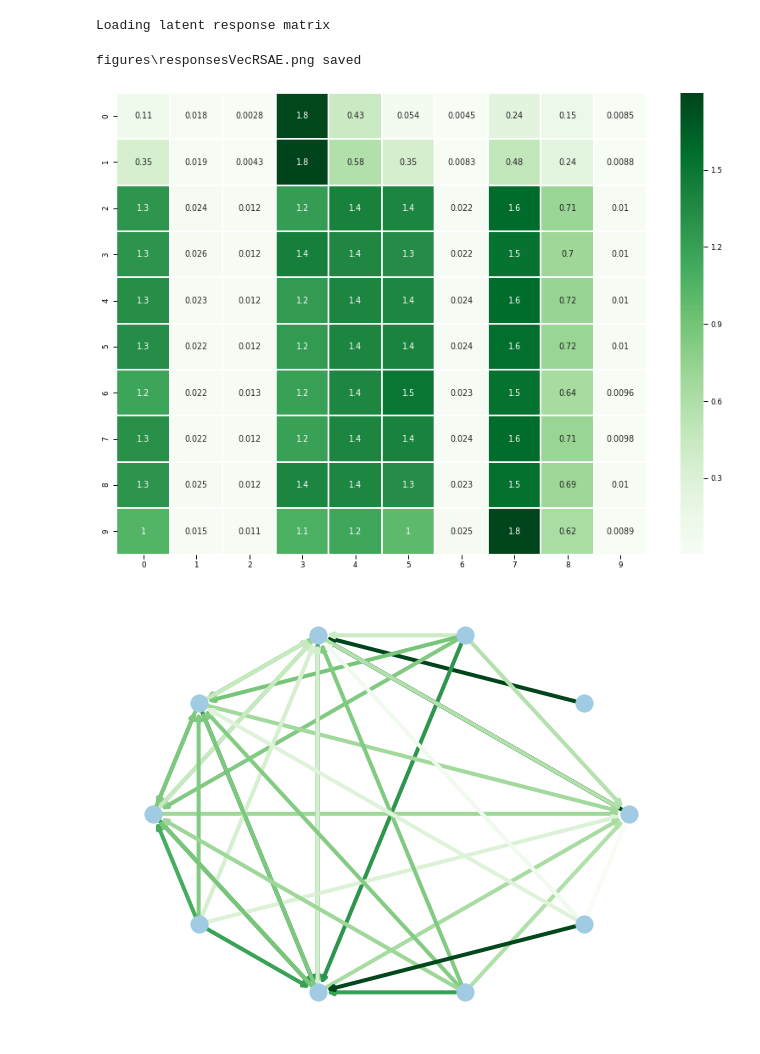
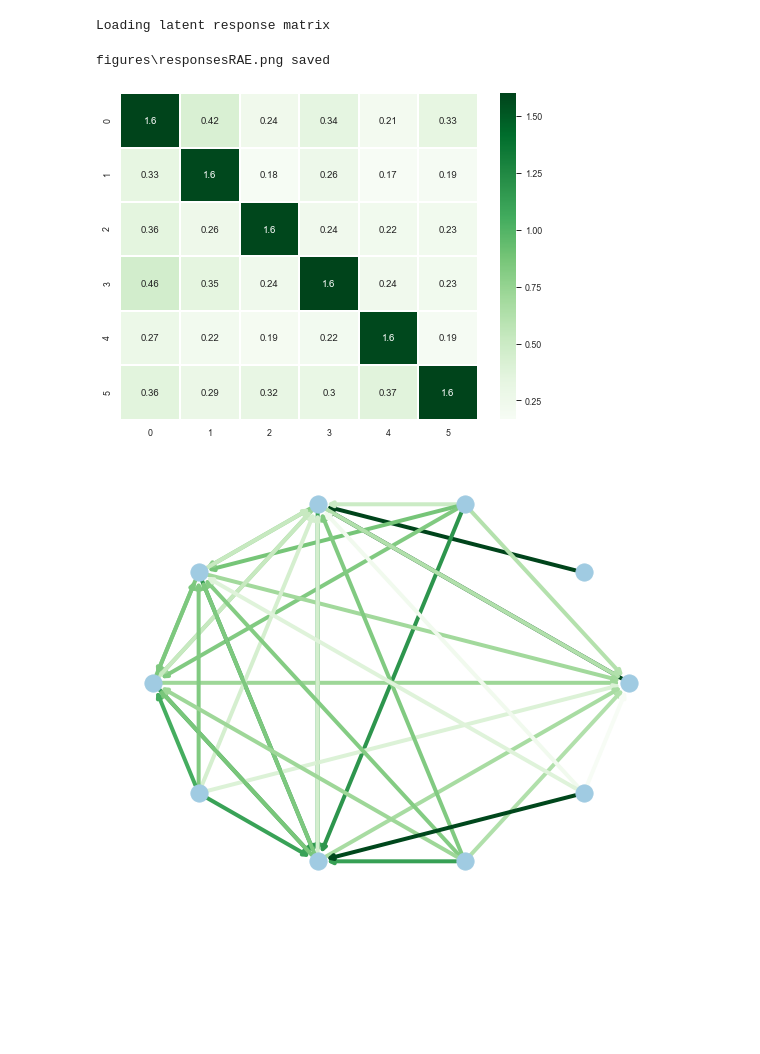
Before and after one commit to GiuliaLanzillotta/CausalAE, a Jupyter notebook: visualisations/LatentPlots.ipynb, the cells around one changed output. Cells and saved outputs as stored; diff of their text form; code cells hidden in the pictures; blank space fills up the shorter version.

Commit message:
added baseline for RSAE = RAE

```diff
--- a/visualisations/LatentPlots.ipynb
+++ b/visualisations/LatentPlots.ipynb
@@ -131,10 +130,10 @@ fig.savefig(fname)
 # %% [markdown]
 # Latent Response
 # %%
-params = {"model_name":"VecRSAE",
-          "model_version":"standard",
+params = {"model_name":"RAE",
+          "model_version":"standardS",
           "data_version":"standard",
-          "data" : "SynthVec"}
+          "data" : "MNIST"}
 
 # load handler
 handler = ModelHandler.from_config(**params)
@@ -159,20 +147,20 @@ LR = handler.latent_responses(load=True).cpu()
 Loading latent response matrix
 # %%
 #https://github.com/derekbanas/seaborn/blob/master/SB%20Tut.ipynb
-fig = plt.figure(figsize=(14,10))
+fig = plt.figure(figsize=(8,6))
 sns.set_context('paper', font_scale=1.0)
 ax = sns.heatmap(LR, linecolor='white', linewidth=1,  cmap="Greens", annot=True)
 bottom, top = ax.get_ylim()
 ax.set_ylim(bottom + 0.5, top - 0.5)
 
 fname = fig_path / ("responses"+params["model_name"]+".png")
 if os.path.isfile(fname):
     os.remove(fname)
 fig.savefig(fname)
 print(str(fname)+" saved")
 # %% [output]
-figures\responsesVecRSAE.png saved
+figures\responsesRAE.png saved
-[figure, old version]
+[figure, new version]
 # %%
 threshold = 1.0
 num_bins = 100
```
Also changed, not shown: parts of 6 cells of this notebook, 25 other files.
